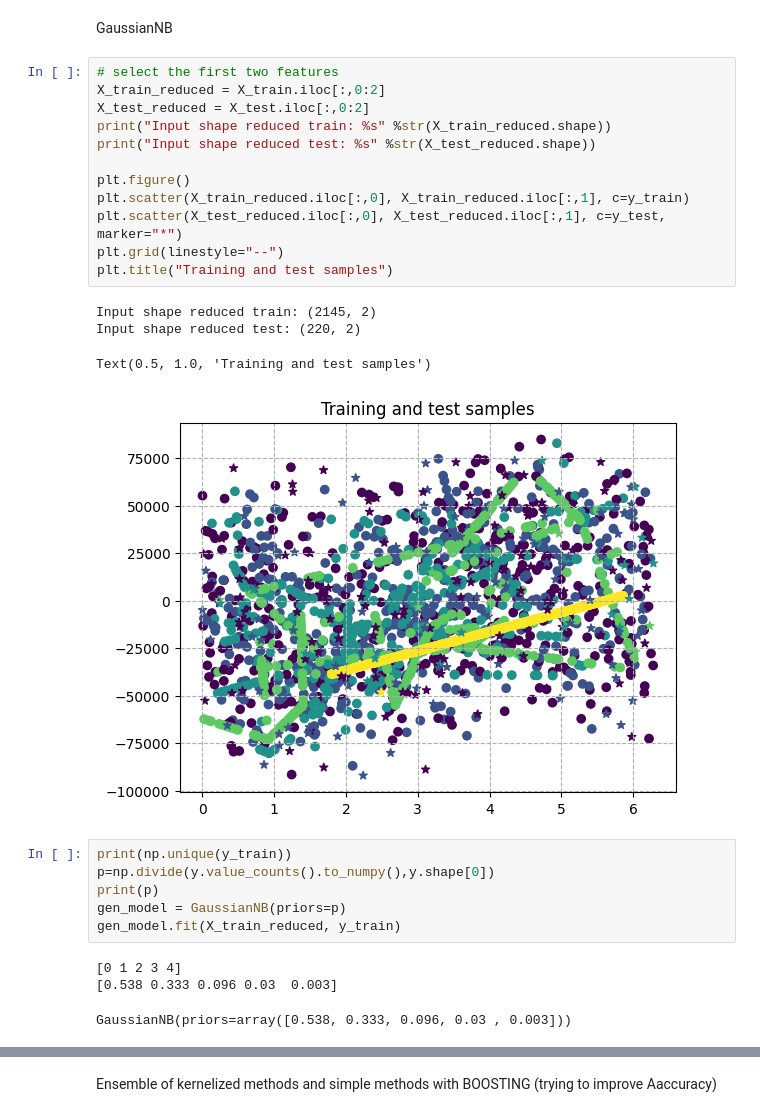
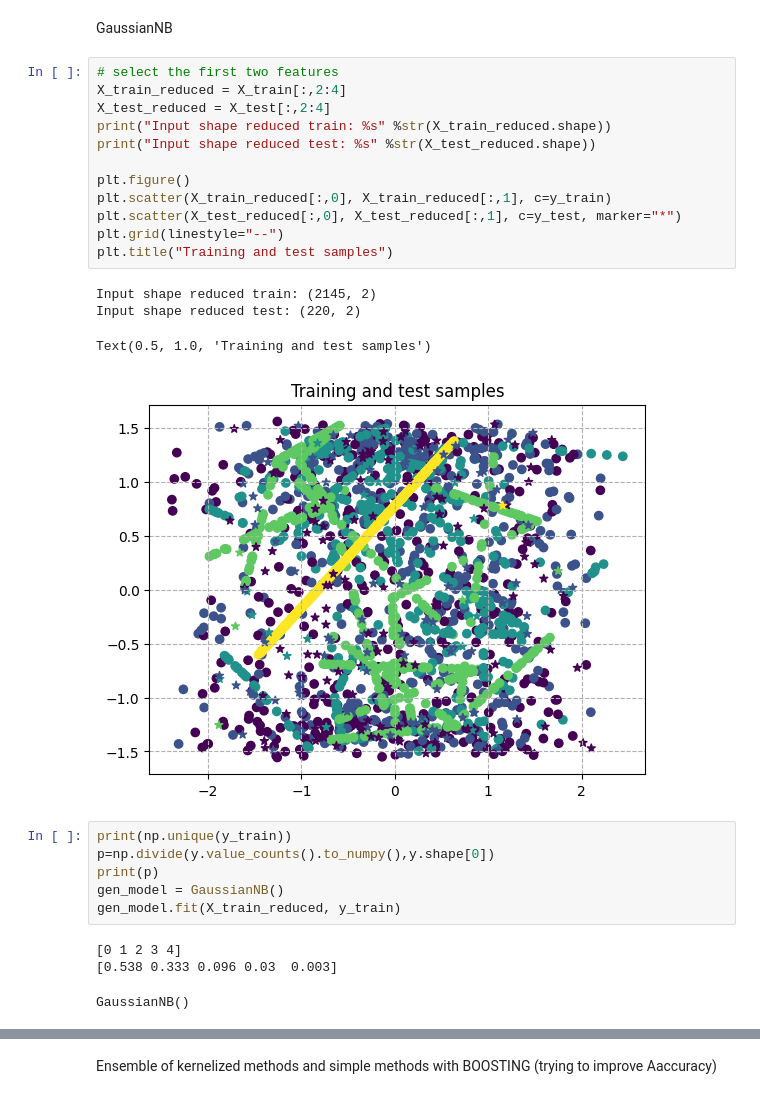
Before and after one commit to francomano/uav, a Jupyter notebook: uav.ipynb, the cells around one changed output, grey strips where cells are left out. Drawn from its saved outputs; the diff is of its cells as text.

```diff
--- a/uav.ipynb
+++ b/uav.ipynb
@@ -67,31 +67,31 @@ Number of test samples: 220
 GaussianNB
 # %%
 # select the first two features
-X_train_reduced = X_train.iloc[:,0:2]
-X_test_reduced = X_test.iloc[:,0:2]
+X_train_reduced = X_train[:,2:4]
+X_test_reduced = X_test[:,2:4]
 print("Input shape reduced train: %s" %str(X_train_reduced.shape))
 print("Input shape reduced test: %s" %str(X_test_reduced.shape))
 
 plt.figure()
-plt.scatter(X_train_reduced.iloc[:,0], X_train_reduced.iloc[:,1], c=y_train)
-plt.scatter(X_test_reduced.iloc[:,0], X_test_reduced.iloc[:,1], c=y_test, marker="*")
+plt.scatter(X_train_reduced[:,0], X_train_reduced[:,1], c=y_train)
+plt.scatter(X_test_reduced[:,0], X_test_reduced[:,1], c=y_test, marker="*")
 plt.grid(linestyle="--")
 plt.title("Training and test samples")
 # %% [output]
 Input shape reduced train: (2145, 2)
 Input shape reduced test: (220, 2)
 Text(0.5, 1.0, 'Training and test samples')
-[figure, old version]
+[figure, new version]
 # %%
 print(np.unique(y_train))
 p=np.divide(y.value_counts().to_numpy(),y.shape[0])
 print(p)
-gen_model = GaussianNB(priors=p)
+gen_model = GaussianNB()
 gen_model.fit(X_train_reduced, y_train)
 # %% [output]
 [0 1 2 3 4]
 [0.538 0.333 0.096 0.03  0.003]
-GaussianNB(priors=array([0.538, 0.333, 0.096, 0.03 , 0.003]))
+GaussianNB()
 # %%
 y_pred = gen_model.predict(X_test_reduced)
 acc = accuracy_score(y_pred, y_test)
```
Also changed, not shown: parts of 10 cells of this notebook.
